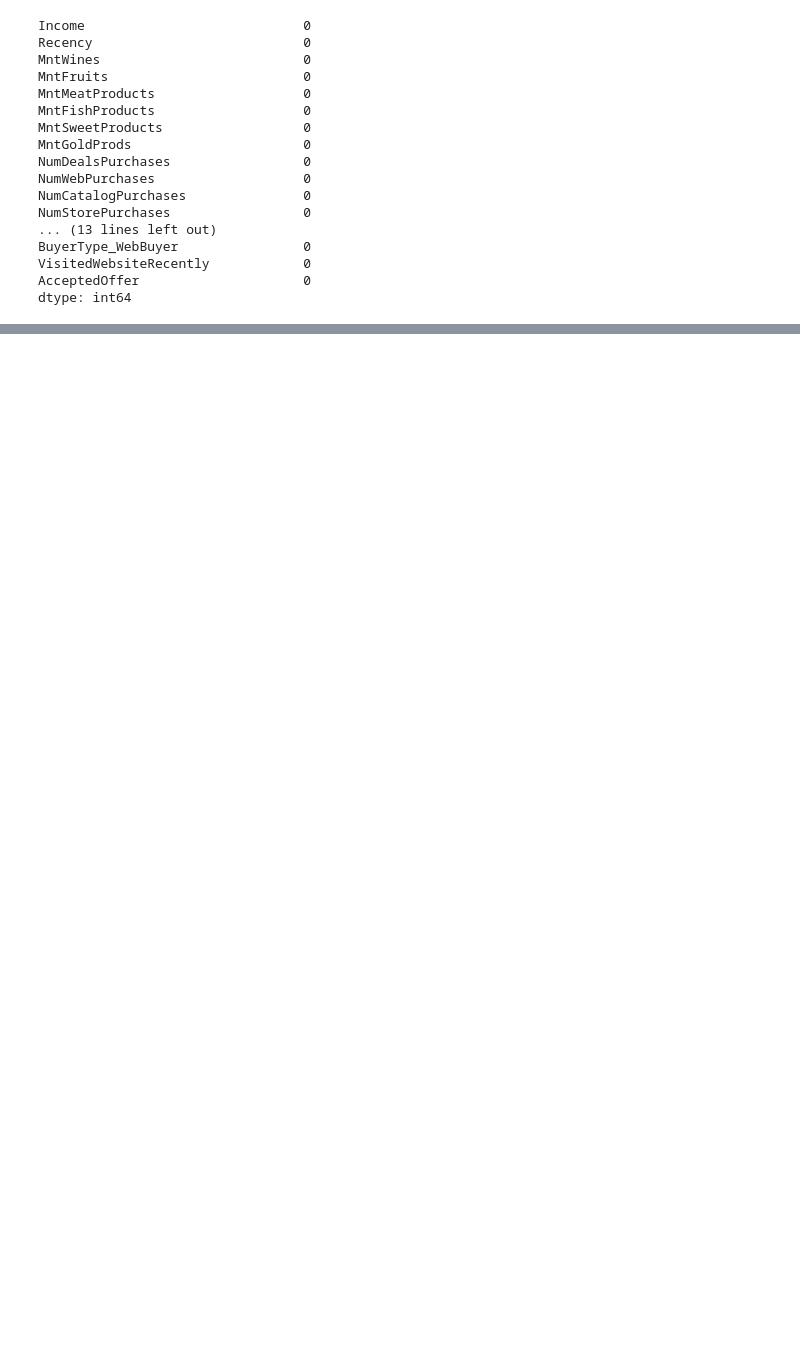
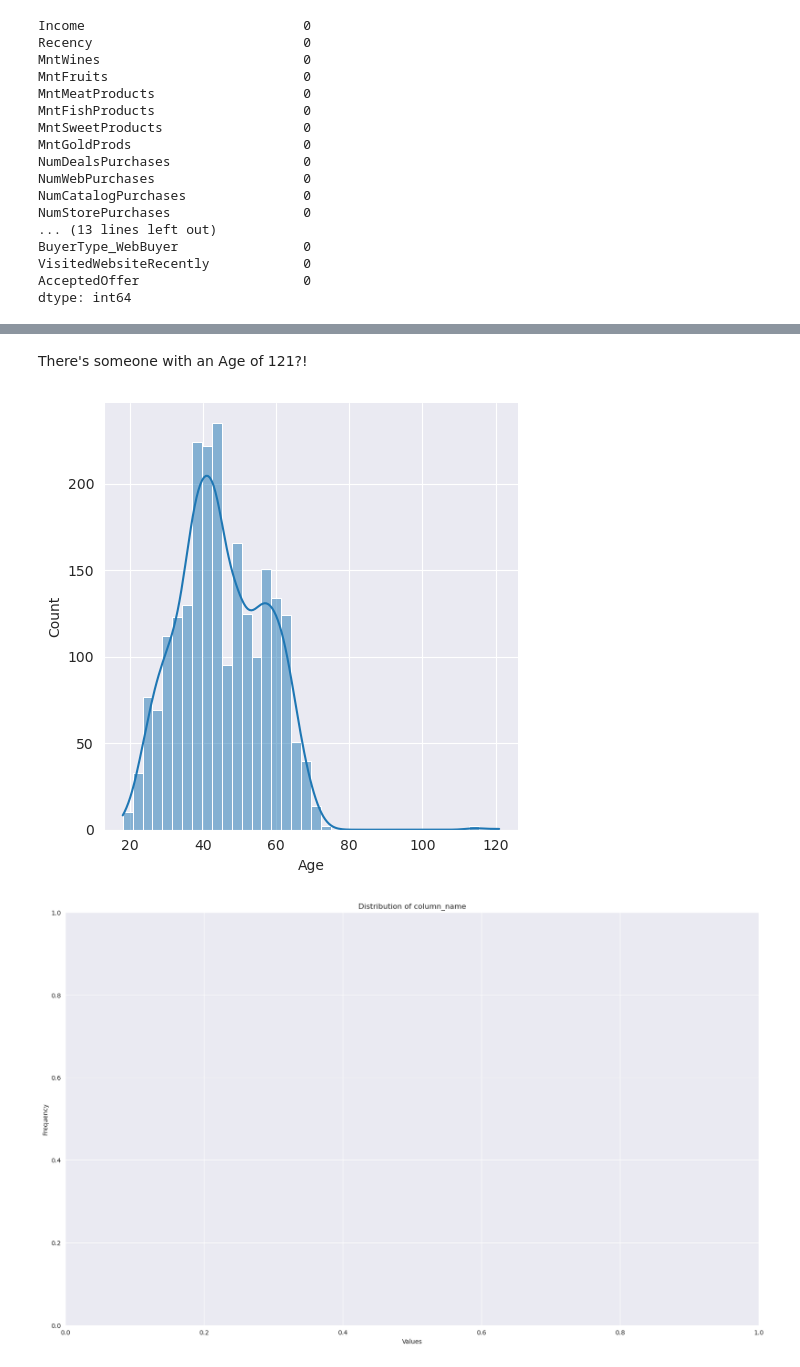
Before and after one commit to r-leeper/Marketing_Customer_Segmentation, a Jupyter notebook: feature_engineering.ipynb, the cells around one changed output, grey strips where cells are left out. Saved outputs shown, nothing was run; the diff lists cells and outputs as text; code cells hidden in the pictures; blank space fills up the shorter version.

```diff
--- a/feature_engineering.ipynb
+++ b/feature_engineering.ipynb
@@ -342,0 +356,12 @@ dtype: int64
+# %% [markdown]
+There's someone with an Age of 121?!
+# %%
+sns.displot(df['Age'], kde=True)
+plt.figure(figsize=(20, 12))
+plt.xlabel('Values')
+plt.ylabel('Frequency')
+plt.title('Distribution of column_name')
+plt.show()
+# %% [output]
+[figure, added]
+[figure, added]
```
Also changed, not shown: parts of 14 cells of this notebook, 3 other files.
